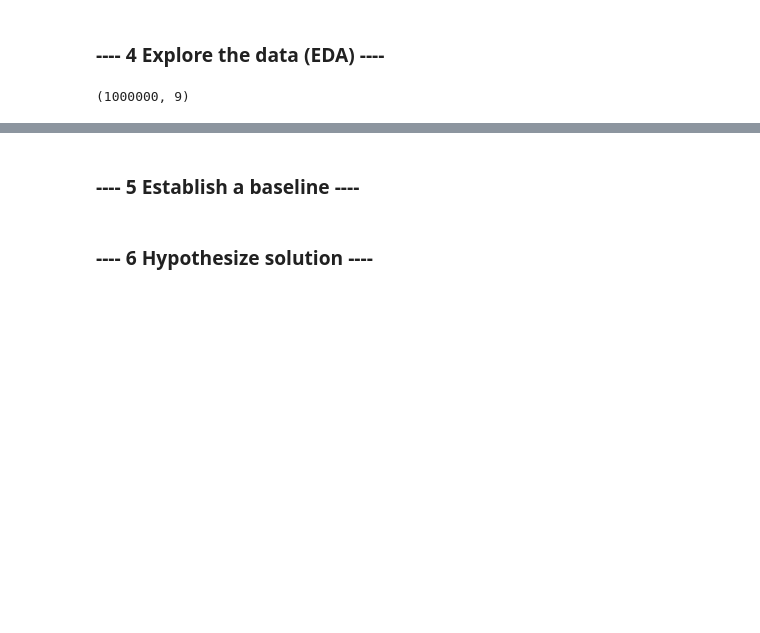
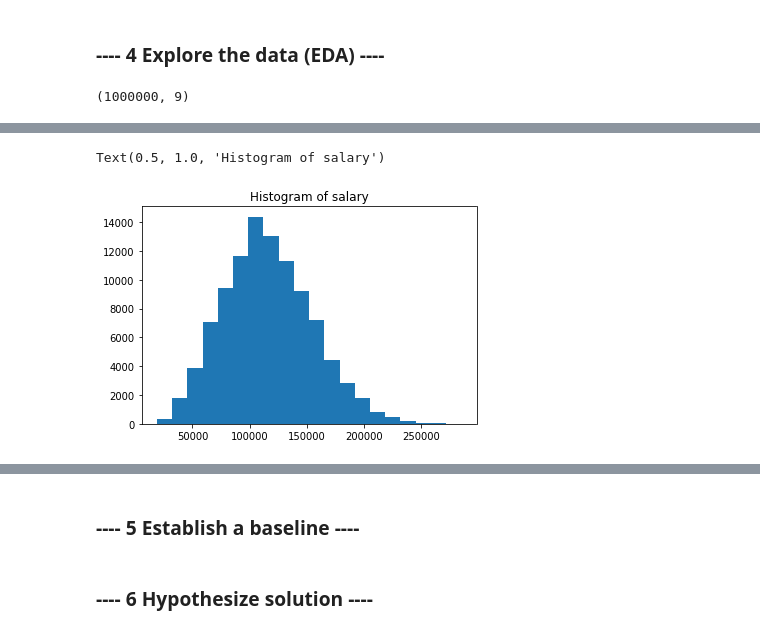
Before and after one commit to dsjoench/salarypredictionportfolio, a Jupyter notebook: First Portfolio Project.ipynb, the cells around one changed output, grey strips where cells are left out. Drawn from its saved outputs; the diff is of its cells as text; code cells hidden in the pictures; blank space fills up the shorter version.

```diff
--- a/First Portfolio Project.ipynb
+++ b/First Portfolio Project.ipynb
@@ -136,0 +144,7 @@ train_merged.describe()
+# %%
+# Salary distribution from the subset
+plt.hist(train_subset['salary'],20)
+plt.title('Histogram of salary')
+# %% [output]
+Text(0.5, 1.0, 'Histogram of salary')
+[figure, added]
```
Also changed, not shown: parts of 17 cells of this notebook.
